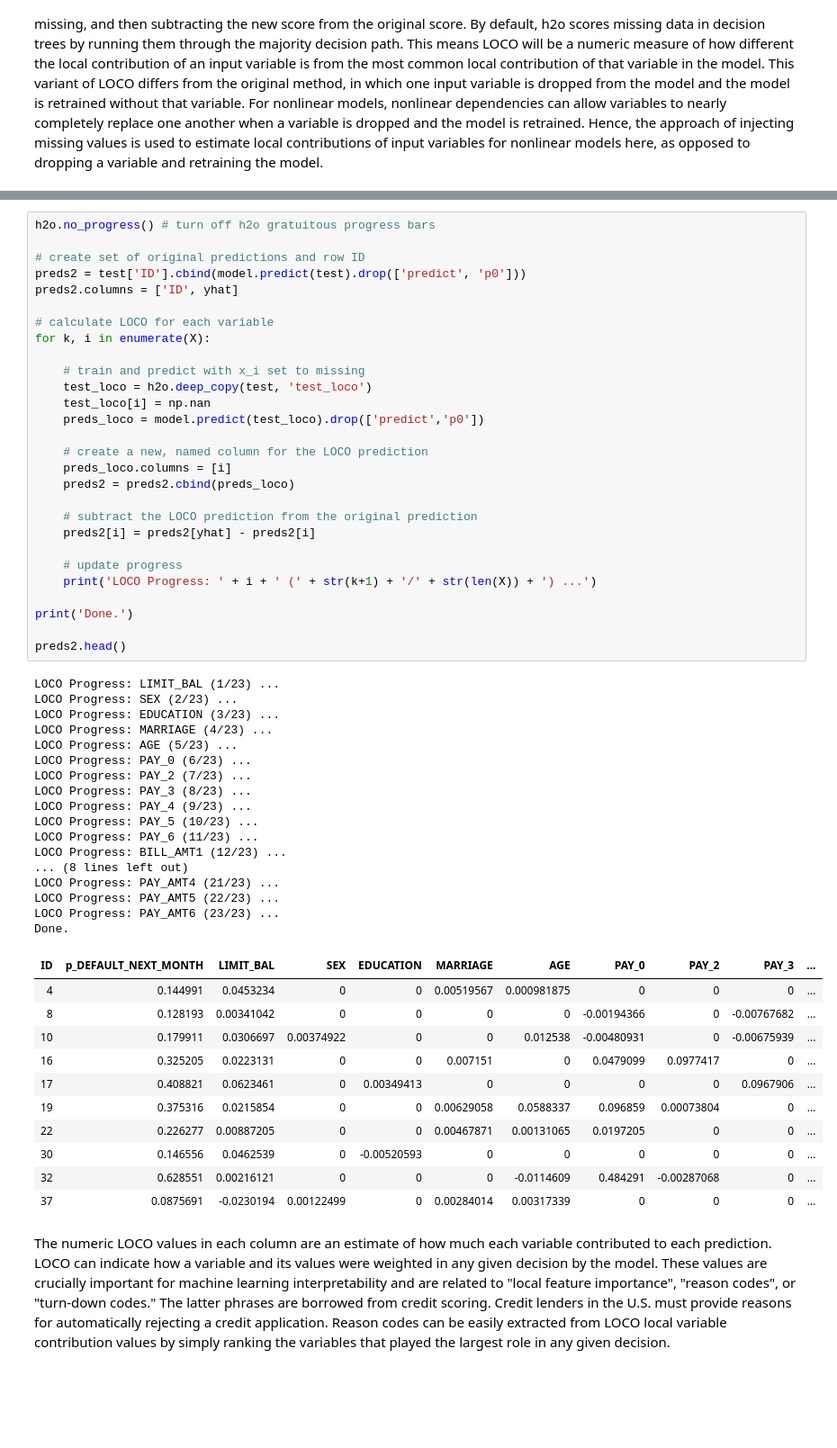
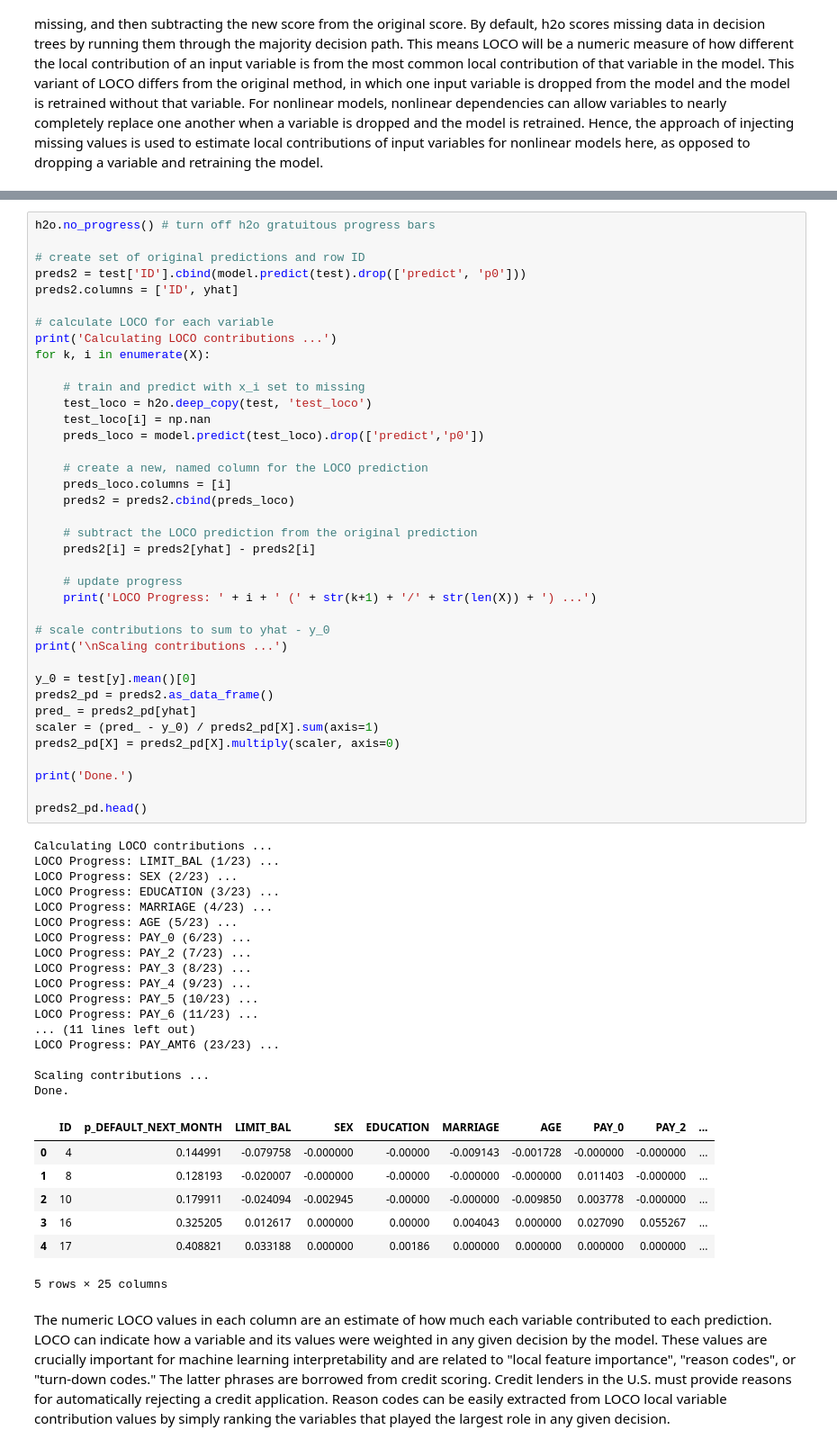
Before and after one commit to jphall663/interpretable_machine_learning_with_python, a Jupyter notebook: dt_surrogate_loco.ipynb, the cells around one changed output, grey strips where cells are left out. Shown at 90% size. Saved outputs shown, nothing was run; the diff lists cells and outputs as text; blank space fills up the shorter version.

```diff
--- a/dt_surrogate_loco.ipynb
+++ b/dt_surrogate_loco.ipynb
@@ -358,55 +352,61 @@ preds2 = test['ID'].cbind(model.predict(test).drop(['predict', 'p0']))
 preds2.columns = ['ID', yhat]
 
 # calculate LOCO for each variable
+print('Calculating LOCO contributions ...')
 for k, i in enumerate(X):
 
     # train and predict with x_i set to missing
     test_loco = h2o.deep_copy(test, 'test_loco')
     test_loco[i] = np.nan
     preds_loco = model.predict(test_loco).drop(['predict','p0'])
 
     # create a new, named column for the LOCO prediction
     preds_loco.columns = [i]
     preds2 = preds2.cbind(preds_loco)
 
     # subtract the LOCO prediction from the original prediction
     preds2[i] = preds2[yhat] - preds2[i]
 
     # update progress
     print('LOCO Progress: ' + i + ' (' + str(k+1) + '/' + str(len(X)) + ') ...')
 
+# scale contributions to sum to yhat - y_0
+print('\nScaling contributions ...')
+
+y_0 = test[y].mean()[0]
+preds2_pd = preds2.as_data_frame()
+pred_ = preds2_pd[yhat]
+scaler = (pred_ - y_0) / preds2_pd[X].sum(axis=1)
+preds2_pd[X] = preds2_pd[X].multiply(scaler, axis=0)
+
 print('Done.')
 
-preds2.head()
+preds2_pd.head()
 # %% [output]
+Calculating LOCO contributions ...
 LOCO Progress: LIMIT_BAL (1/23) ...
 LOCO Progress: SEX (2/23) ...
 LOCO Progress: EDUCATION (3/23) ...
 LOCO Progress: MARRIAGE (4/23) ...
 LOCO Progress: AGE (5/23) ...
 LOCO Progress: PAY_0 (6/23) ...
 LOCO Progress: PAY_2 (7/23) ...
 LOCO Progress: PAY_3 (8/23) ...
 LOCO Progress: PAY_4 (9/23) ...
 LOCO Progress: PAY_5 (10/23) ...
 LOCO Progress: PAY_6 (11/23) ...
-LOCO Progress: BILL_AMT1 (12/23) ...
-... (8 lines left out)
-LOCO Progress: PAY_AMT4 (21/23) ...
-LOCO Progress: PAY_AMT5 (22/23) ...
+... (11 lines left out)
 LOCO Progress: PAY_AMT6 (23/23) ...
+
+Scaling contributions ...
 Done.
-| ID | p_DEFAULT_NEXT_MONTH | LIMIT_BAL | SEX | EDUCATION | MARRIAGE | AGE | PAY_0 | PAY_2 | PAY_3 | ... |
-| 4 | 0.144991 | 0.0453234 | 0 | 0 | 0.00519567 | 0.000981875 | 0 | 0 | 0 | ... |
-| 8 | 0.128193 | 0.00341042 | 0 | 0 | 0 | 0 | -0.00194366 | 0 | -0.00767682 | ... |
-| 10 | 0.179911 | 0.0306697 | 0.00374922 | 0 | 0 | 0.012538 | -0.00480931 | 0 | -0.00675939 | ... |
-| 16 | 0.325205 | 0.0223131 | 0 | 0 | 0.007151 | 0 | 0.0479099 | 0.0977417 | 0 | ... |
-| 17 | 0.408821 | 0.0623461 | 0 | 0.00349413 | 0 | 0 | 0 | 0 | 0.0967906 | ... |
-| 19 | 0.375316 | 0.0215854 | 0 | 0 | 0.00629058 | 0.0588337 | 0.096859 | 0.00073804 | 0 | ... |
-| 22 | 0.226277 | 0.00887205 | 0 | 0 | 0.00467871 | 0.00131065 | 0.0197205 | 0 | 0 | ... |
-| 30 | 0.146556 | 0.0462539 | 0 | -0.00520593 | 0 | 0 | 0 | 0 | 0 | ... |
-| 32 | 0.628551 | 0.00216121 | 0 | 0 | 0 | -0.0114609 | 0.484291 | -0.00287068 | 0 | ... |
-| 37 | 0.0875691 | -0.0230194 | 0.00122499 | 0 | 0.00284014 | 0.00317339 | 0 | 0 | 0 | ... |
+|  | ID | p_DEFAULT_NEXT_MONTH | LIMIT_BAL | SEX | EDUCATION | MARRIAGE | AGE | PAY_0 | PAY_2 | ... |
+| 0 | 4 | 0.144991 | -0.079758 | -0.000000 | -0.00000 | -0.009143 | -0.001728 | -0.000000 | -0.000000 | ... |
+| 1 | 8 | 0.128193 | -0.020007 | -0.000000 | -0.00000 | -0.000000 | -0.000000 | 0.011403 | -0.000000 | ... |
+| 2 | 10 | 0.179911 | -0.024094 | -0.002945 | -0.00000 | -0.000000 | -0.009850 | 0.003778 | -0.000000 | ... |
+| 3 | 16 | 0.325205 | 0.012617 | 0.000000 | 0.00000 | 0.004043 | 0.000000 | 0.027090 | 0.055267 | ... |
+| 4 | 17 | 0.408821 | 0.033188 | 0.000000 | 0.00186 | 0.000000 | 0.000000 | 0.000000 | 0.000000 | ... |
+5 rows × 25 columns
 # %% [markdown]
 The numeric LOCO values in each column are an estimate of how much each variable contributed to each prediction. LOCO can indicate how a variable and its values were weighted in any given decision by the model. These values are crucially important for machine learning interpretability and are related to "local feature importance", "reason codes", or "turn-down codes." The latter phrases are borrowed from credit scoring. Credit lenders in the U.S. must provide reasons for automatically rejecting a credit application. Reason codes can be easily extracted from LOCO local variable contribution values by simply ranking the variables that played the largest role in any given decision.
 # %% [markdown]
```
Also changed, not shown: parts of 9 cells of this notebook, 2 other files.
